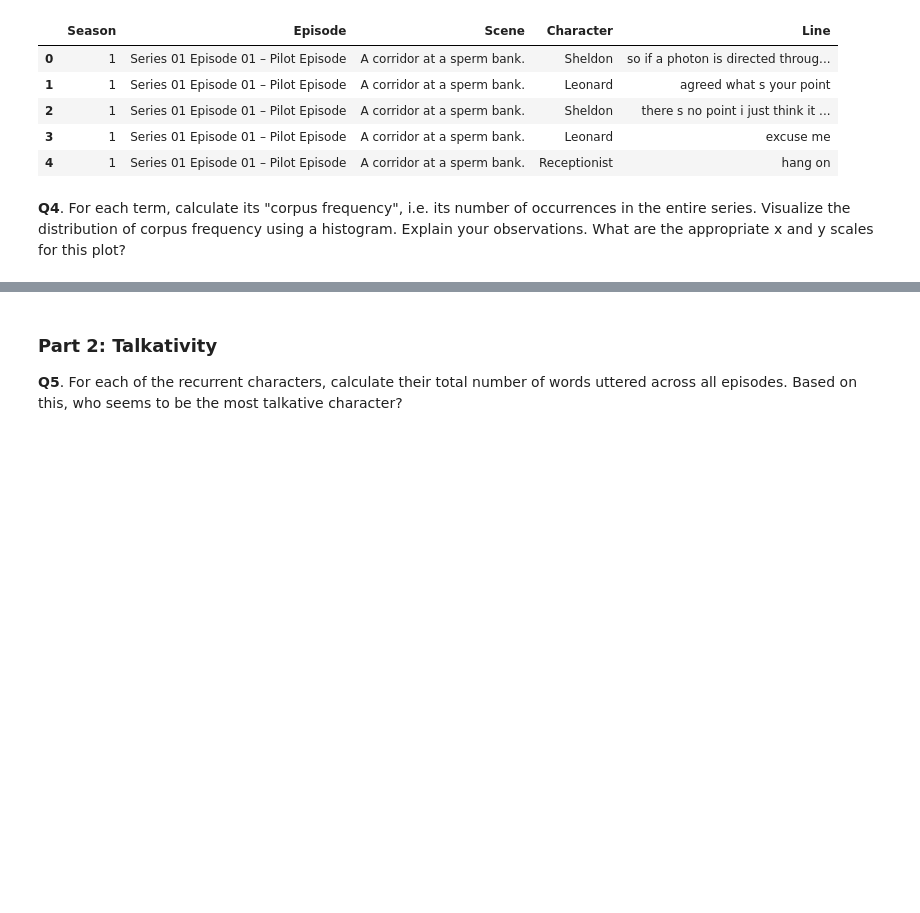
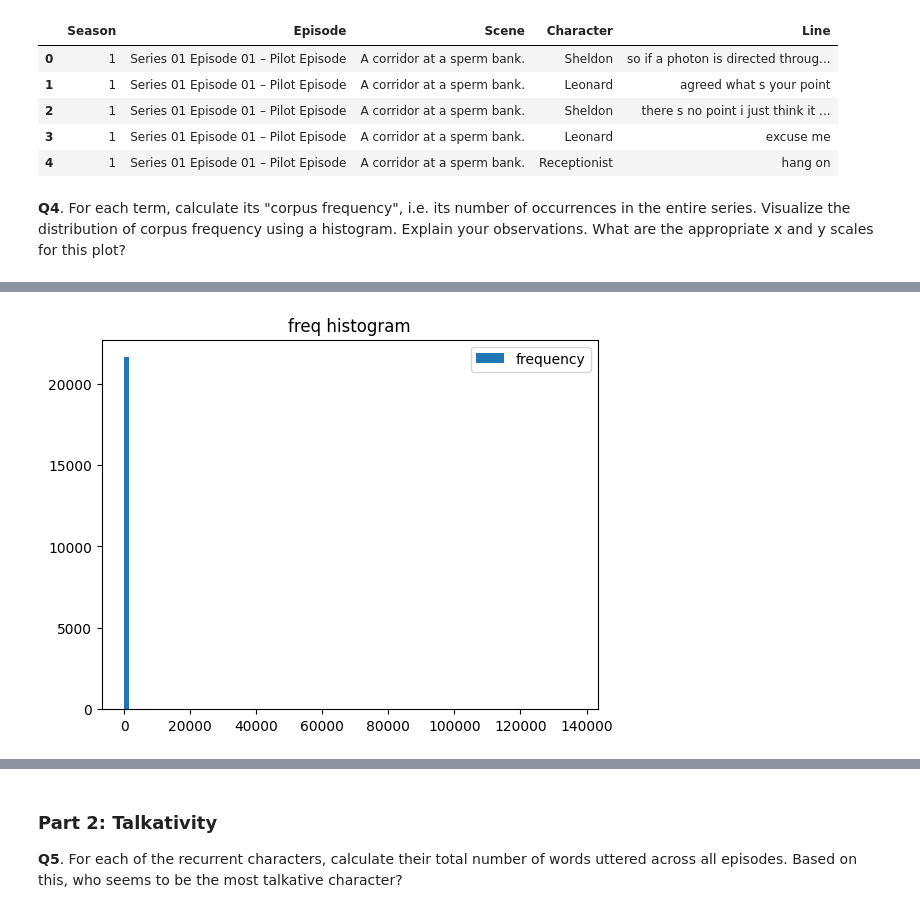
Before and after one commit to Lycharr/2025, a Jupyter notebook: Exercises/09 - Handing text/Handling_text_exercise_2.ipynb, the cells around one changed output, grey strips where cells are left out. Cells and saved outputs as stored; diff of their text form; code cells hidden in the pictures; blank space fills up the shorter version.

```diff
--- a/Exercises/09 - Handing text/Handling_text_exercise_2.ipynb
+++ b/Exercises/09 - Handing text/Handling_text_exercise_2.ipynb
@@ -176,0 +191,3 @@ corpus_frequency.head()
+# %%
+corpus_frequency = corpus_frequency.groupby("Word").count()
+corpus_frequency
@@ -176,0 +209,7 @@ corpus_frequency.head()
+# %%
+plt.hist(corpus_frequency,bins=100,label="frequency")
+plt.legend()
+plt.title("freq histogram")
+plt.show()
+# %% [output]
+[figure, added]
```
Also changed, not shown: parts of 16 cells of this notebook, 1 other file.
